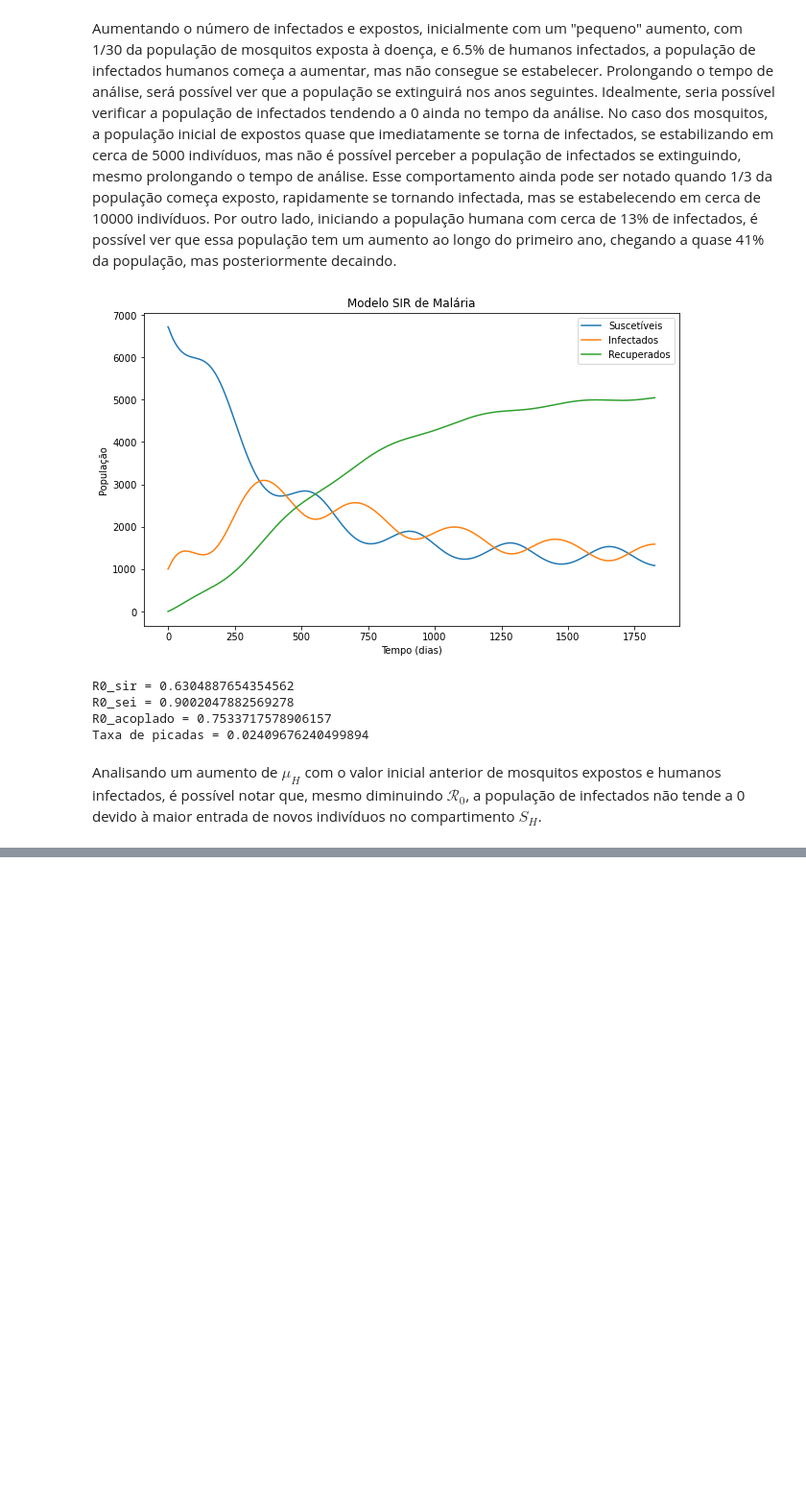
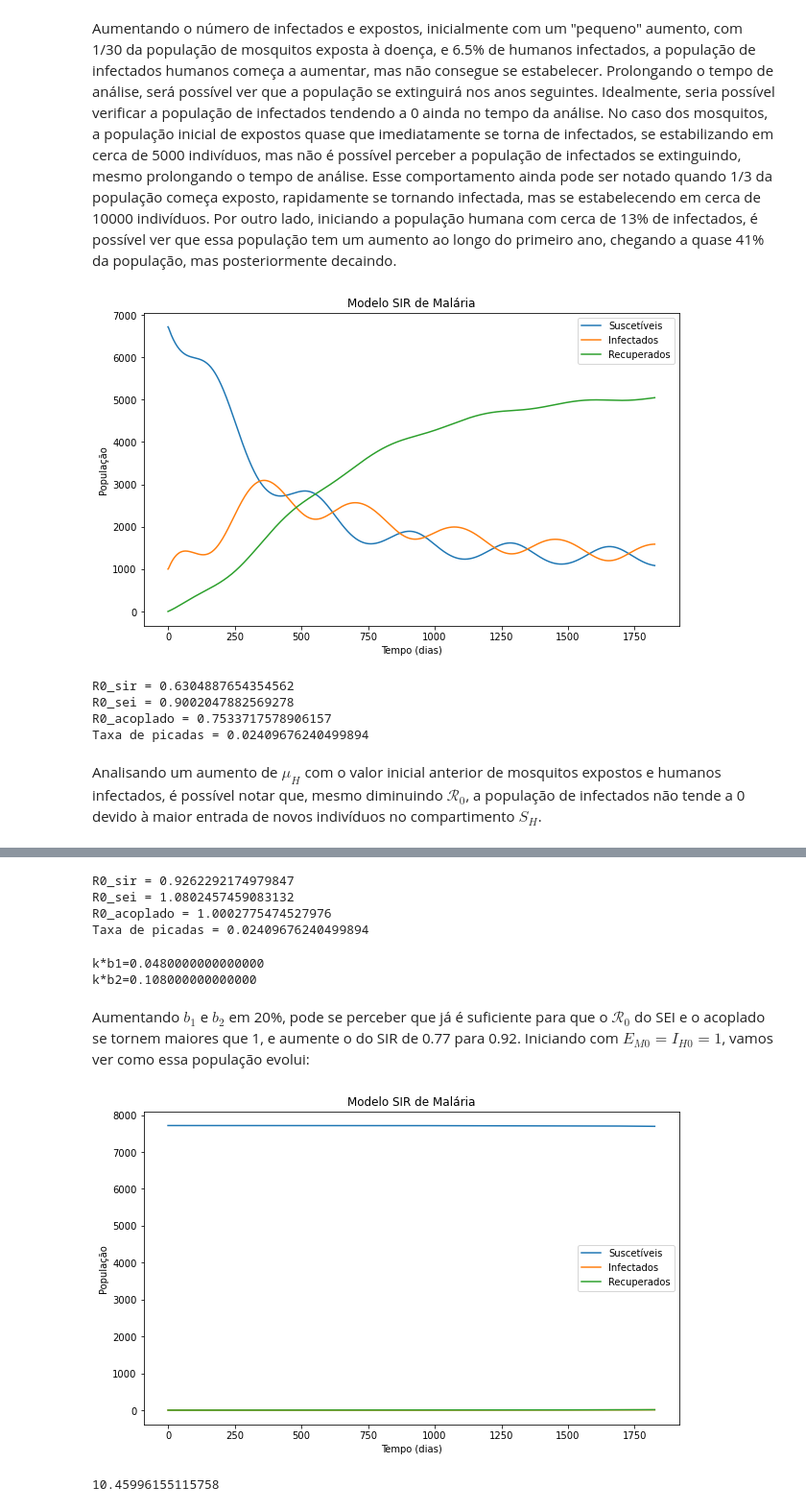
Before and after one commit to RaphaLevy/TCC, a Jupyter notebook: Modelagem_com_Dinamica_Pop/Modelagem_com_Entrada_Populacional.ipynb, the cells around one changed output, grey strips where cells are left out. Shown at 96% size. Saved outputs shown, nothing was run; the diff lists cells and outputs as text; code cells hidden in the pictures; blank space fills up the shorter version.

Commit message:
Adiciona fator multiplicativo para b1 e b2

```diff
--- a/Modelagem_com_Dinamica_Pop/Modelagem_com_Entrada_Populacional.ipynb
+++ b/Modelagem_com_Dinamica_Pop/Modelagem_com_Entrada_Populacional.ipynb
@@ -281,7 +281,7 @@ Taxa de picadas = 0.02409676240499894
 def model(t, z, T_linha, T1, T2, omega1, phi1, R1, R2, omega2, phi2,
                    B_E, p_ME, p_ML, p_MP, tau_E, tau_P, c1, c2,
                    D1, b1, A, B, C, b2, tau_H, DD, Tmin, gamma, R_L,
-                   N, M, E_M0, I_H0, I_M0, mu_H):
+                   N, M, E_M0, I_H0, I_M0, R_H0, mu_H):
 
     S_H, I_H, R_H, S_M, E_M, I_M = z
 
@@ -581,0 +599,2 @@ Analisando um aumento de $\mu_H$ com o valor inicial anterior de mosquitos expos
+# %%
+k = 1.2
@@ -581,0 +605,56 @@ Analisando um aumento de $\mu_H$ com o valor inicial anterior de mosquitos expos
+# %%
+print(f'R0_sir = {initial_R0_sir} \nR0_sei = {initial_R0_sei}\nR0_acoplado = {initial_R0_full}\nTaxa de picadas = {a0}')
+# %% [output]
+R0_sir = 0.9262292174979847
+R0_sei = 1.0802457459083132
+R0_acoplado = 1.0002775474527976
+Taxa de picadas = 0.02409676240499894
+# %%
+print(f'k*b1={k*b1}')
+print(f'k*b2={k*b2}')
+# %% [output]
+k*b1=0.0480000000000000
+k*b2=0.108000000000000
+# %% [markdown]
+Aumentando $b_1$ e $b_2$ em 20%, pode se perceber que já é suficiente para que o $\mathcal{R}_0$ do SEI e o acoplado se tornem maiores que 1, e aumente o do SIR de 0.77 para 0.92. Iniciando com $E_{M0} = I_{H0} = 1$, vamos ver como essa população evolui:
+# %%
+E_M0 = 1
+I_H0 = 1
+I_M0 = 0
+R_H0 = 0
+if E_M0 is None:
+        E_M0 = M / 100
+
+S_H0 = N - I_H0 - R_H0
+S_M0 = M - E_M0 - I_M0
+# %%
+args = (T_linha, T1, T2, omega1, phi1, R1, R2, omega2, phi2,
+                   B_E, p_ME, p_ML, p_MP, tau_E, tau_P, c1, c2,
+                   D1, k*b1, A, B, C, k*b2, tau_H, DD, Tmin, gamma, R_L,
+                   N, M, E_M0, I_H0, I_M0, R_H0, mu_H)
+
+t_eval = np.linspace(0, 1825, 1000)  # Avalia a solução em 1000 pontos entre 0 e 1825
+sol = solve_ivp(model, [0, 1825], [S_H0, I_H0, R_H0, S_M0, E_M0, I_M0], args=args, dense_output=True, t_eval=t_eval, method="DOP853")
+#sol
+
+times = sol.t
+S_H, I_H, R_H, S_M, E_M, I_M = sol.y
+
+plt.figure(figsize=(10, 6))
+plt.plot(times, S_H, label='Suscetíveis')
+plt.plot(times, I_H, label='Infectados')
+plt.plot(times, R_H, label='Recuperados')
+
+plt.xlabel('Tempo (dias)')
+plt.ylabel('População')
+plt.title('Modelo SIR de Malária')
+
+plt.legend()
+
+plt.show()
+# %% [output]
+[figure, added]
+# %%
+max(I_H)
+# %% [output]
+10.45996155115758
```
Also changed, not shown: parts of 39 cells of this notebook.
